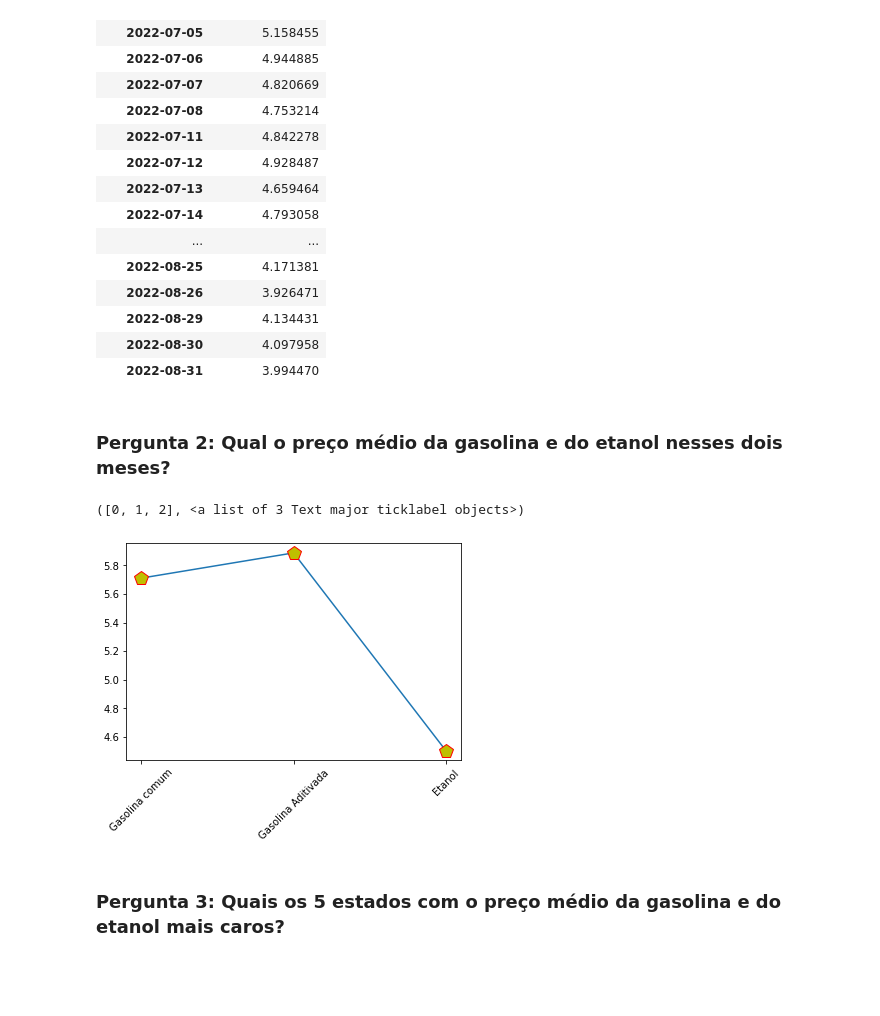
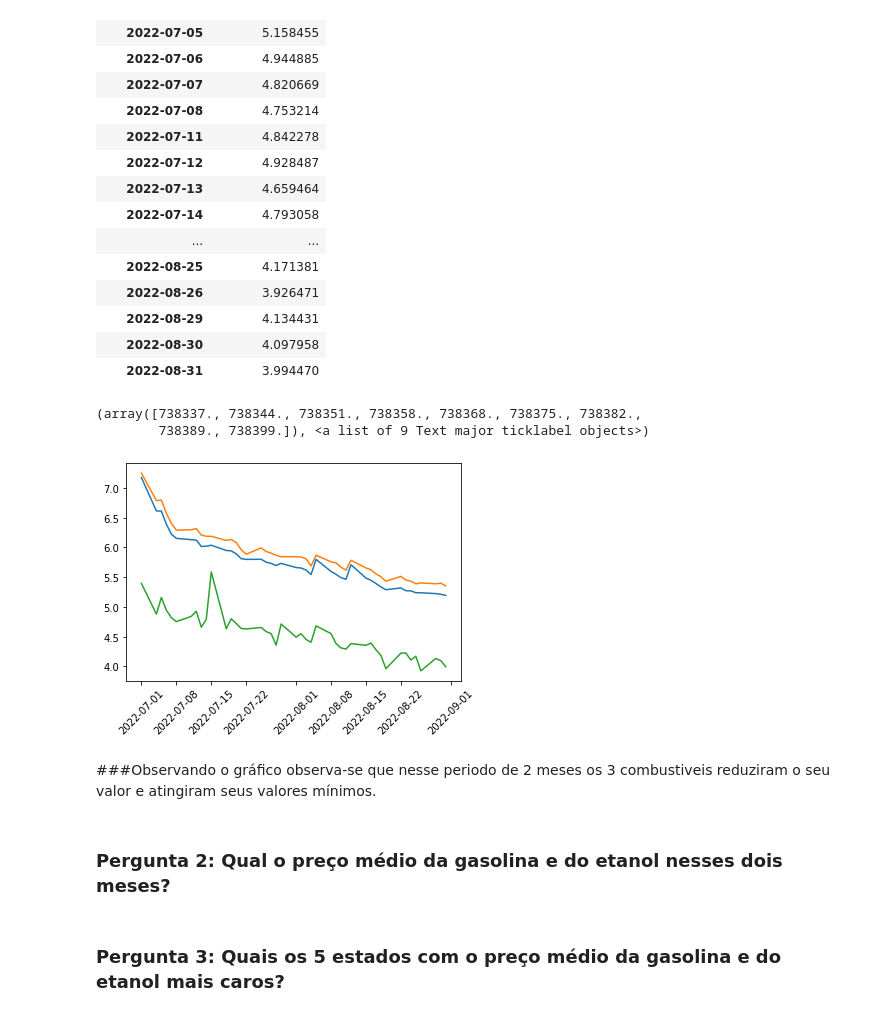
Before and after one commit to joaovictojuliao/Squad-2-M4, a Jupyter notebook: M4_Squad_2_Projeto_Final_análise_exploratória_preços_de_combustíveis_no_Brasil.ipynb, the cells around one changed output. Saved outputs shown, nothing was run; the diff lists cells and outputs as text; code cells hidden in the pictures; blank space fills up the shorter version.

```diff
--- a/M4_Squad_2_Projeto_Final_análise_exploratória_preços_de_combustíveis_no_Brasil.ipynb
+++ b/M4_Squad_2_Projeto_Final_análise_exploratória_preços_de_combustíveis_no_Brasil.ipynb
@@ -230,8 +280,8 @@ bp2.plot.box(vert=False);
 # %% [output]
 [figure]
 # %%
-# Considerando apenas os preços da gasolina aditivada:
-gasolina_aditivada = combustiveis.loc['GASOLINA ADITIVADA']
+# Boxplot 3: Considerando apenas os preços da gasolina aditivada a nível nacional:
+
 bp3 = pd.DataFrame(gasolina_aditivada, columns=["Valor de Venda"])
 bp3.plot.box(vert=False);
 # %% [output]
@@ -314,16 +468,25 @@ etanol.groupby('Data da Coleta')[['Valor de Venda']].mean().sort_values(['Data d
 | 2022-08-29 | 4.134431 |
 | 2022-08-30 | 4.097958 |
 | 2022-08-31 | 3.994470 |
+# %%
+#Gráfico de linha comparando os 3 combustíveis
+plt.plot(gasolina_comum.groupby('Data da Coleta')[['Valor de Venda']].mean().sort_values(['Data da Coleta', 'Valor de Venda'], ascending=True), linestyle='-')
+plt.plot(gasolina_aditivada.groupby('Data da Coleta')[['Valor de Venda']].mean().sort_values(['Data da Coleta', 'Valor de Venda'], ascending=True))
+plt.plot(etanol.groupby('Data da Coleta')[['Valor de Venda']].mean().sort_values(['Data da Coleta', 'Valor de Venda'], ascending=True)
+)
+plt.xticks(rotation=45)
+# %% [output]
+(array([738337., 738344., 738351., 738358., 738368., 738375., 738382.,
+        738389., 738399.]), <a list of 9 Text major ticklabel objects>)
+[figure, added]
+# %% [markdown]
+###Observando o gráfico observa-se que nesse periodo de 2 meses os 3 combustiveis reduziram o seu valor e atingiram seus valores mínimos.
 # %% [markdown]
 ### **Pergunta 2: Qual o preço médio da gasolina e do etanol nesses dois meses?**
 # %%
-listaCombustiveis=[['Gasolina comum',gasolina_comum.mean()],['Gasolina Aditivada',gasolina_aditivada.mean()],['Etanol',etanol.mean()]]
-dfCombustiveis = pd.DataFrame(listaCombustiveis, columns=['Combustivel', 'Média'])
-plt.plot(dfCombustiveis['Combustivel'],dfCombustiveis['Média'], marker='p', mfc='y', mec='r', linestyle='-', ms=15)
-plt.xticks(rotation=45)
+# Combustiveis=[['Gasolina comum',gasolina_comum.mean()],['Gasolina Aditivada',gasolina_aditivada.mean()],['Etanol',etanol.mean()]]
+# dfCombustiveis = pd.DataFrame(listaCombustiveis, columns=['Combustivel', 'Média'])
+# dfCombustiveis
-# %% [output]
-([0, 1, 2], <a list of 3 Text major ticklabel objects>)
-[figure, removed]
 # %% [markdown]
 ### **Pergunta 3: Quais os 5 estados com o preço médio da gasolina e do etanol mais caros?**
 # %%
```
Also changed, not shown: parts of 103 cells of this notebook.
